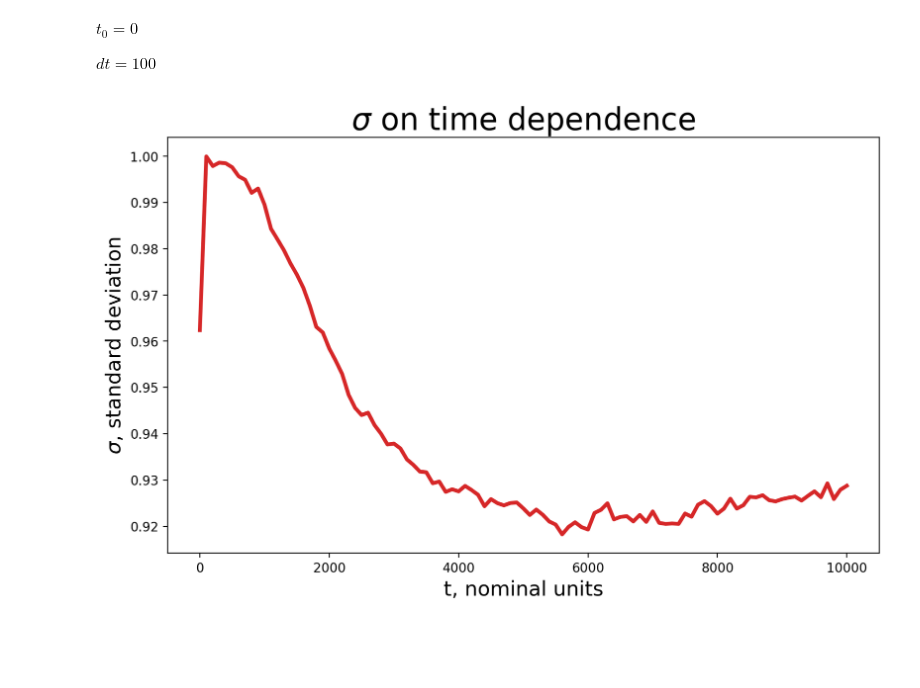
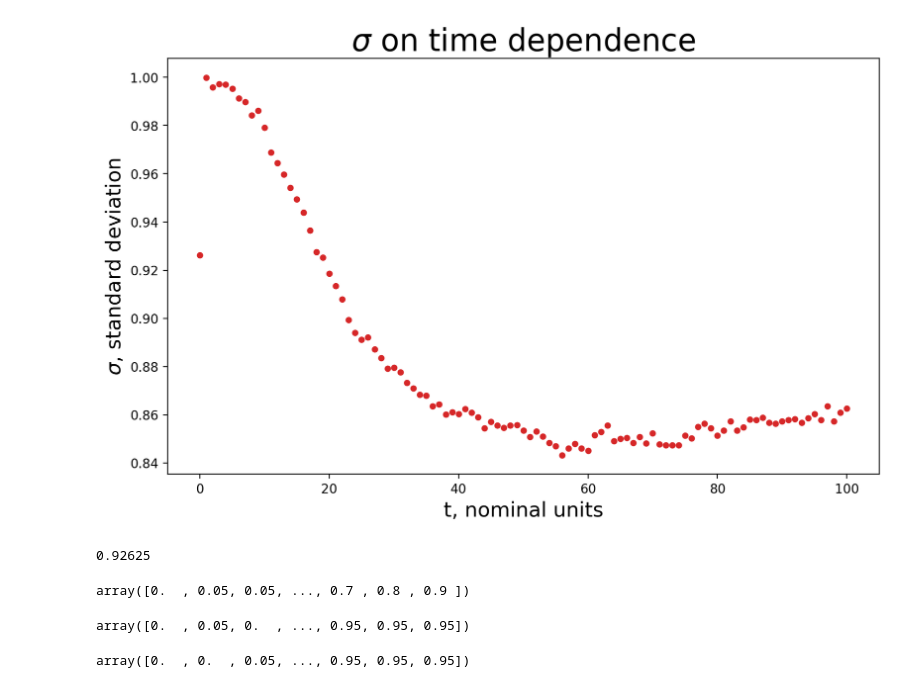
Before and after one commit to galera951/quantum-technologies, a Jupyter notebook: introdution_task/data_processing.ipynb, the cells around one changed output. Cells and saved outputs as stored; diff of their text form; code cells hidden in the pictures; blank space fills up the shorter version.

```diff
--- a/introdution_task/data_processing.ipynb
+++ b/introdution_task/data_processing.ipynb
@@ -5,42 +5,56 @@ import numpy as np
 # %%
 df = pd.read_csv("dump.txt")
 # %%
-SIZE = 102
+SIZE = 101
 NUMBER_OF_ATOMS = 4000
-sigma_array = []
-# %% [markdown]
-$t_0 = 0$
-
-$dt = 100$
 # %%
-for i in range(1, 102):
-    atoms = df.iloc[9 * i + 4000 * (i - 1) - 1:9 * i + 4000 * i - 1]['ITEM: TIMESTEP'] \
+sigma_array = []
+atoms_array = []
+for i in range(SIZE):
+    atoms = df.iloc[9 * (i + 1) + 4000 * i - 1:9 * (i + 1) + 4000 * (i + 1) - 1]['ITEM: TIMESTEP'] \
         .str \
         .split(' ', 5, expand=True)
     if not atoms.empty:
-        atoms.columns = ['id', 'type', 'xs', 'ys', 'zs']
-        atoms.sort_values(by=['id'],
-                          inplace=True,
-                          key=lambda x: np.float64(x))
         atoms = np.array(atoms, dtype=np.float64)
 
-        _, _, xs, ys, zs = atoms.T
+        id_, type_, xs, ys, zs = atoms.T
         sigma_2 = np.mean(xs ** 2 + ys ** 2 + zs ** 2)
         sigma = np.sqrt(sigma_2)
 
-        sigma_array.append(sigma)
+        sigma_array.append(sigma_2)
+        atoms_array.append(np.array([id_, type_, xs, ys, zs]))
     else:
         break
 # %%
-t = np.arange(0, (SIZE - 1) * 100, 100)
+t = np.arange(SIZE)
 # %%
 plt.figure(figsize=(10, 6), dpi=200)
-plt.plot(t, sigma_array, color='tab:red', linewidth=3)
+plt.scatter(t, sigma_array, color='tab:red', linewidth=2, marker='.')
 
 plt.title(r'$\sigma$ on time dependence', fontsize=24)
 plt.xlabel('t, nominal units', fontsize=16)
 plt.ylabel(r'$\sigma$, standard deviation', fontsize=16)
 
 plt.show()
 # %% [output]
-[figure, old version]
+[figure, new version]
+# %%
+atoms = atoms_array[0]
+xs, ys, zs = atoms[2], atoms[3], atoms[4]
+
+sigma_2 = np.mean(xs ** 2 + ys ** 2 + zs ** 2)
+sigma_2
+# %% [output]
+0.92625
+# %%
+xs
+# %% [output]
+array([0.  , 0.05, 0.05, ..., 0.7 , 0.8 , 0.9 ])
+# %%
+ys
+# %% [output]
+array([0.  , 0.05, 0.  , ..., 0.95, 0.95, 0.95])
+# %%
+zs
+# %% [output]
+array([0.  , 0.  , 0.05, ..., 0.95, 0.95, 0.95])
```
Also changed, not shown: 1 other file.
